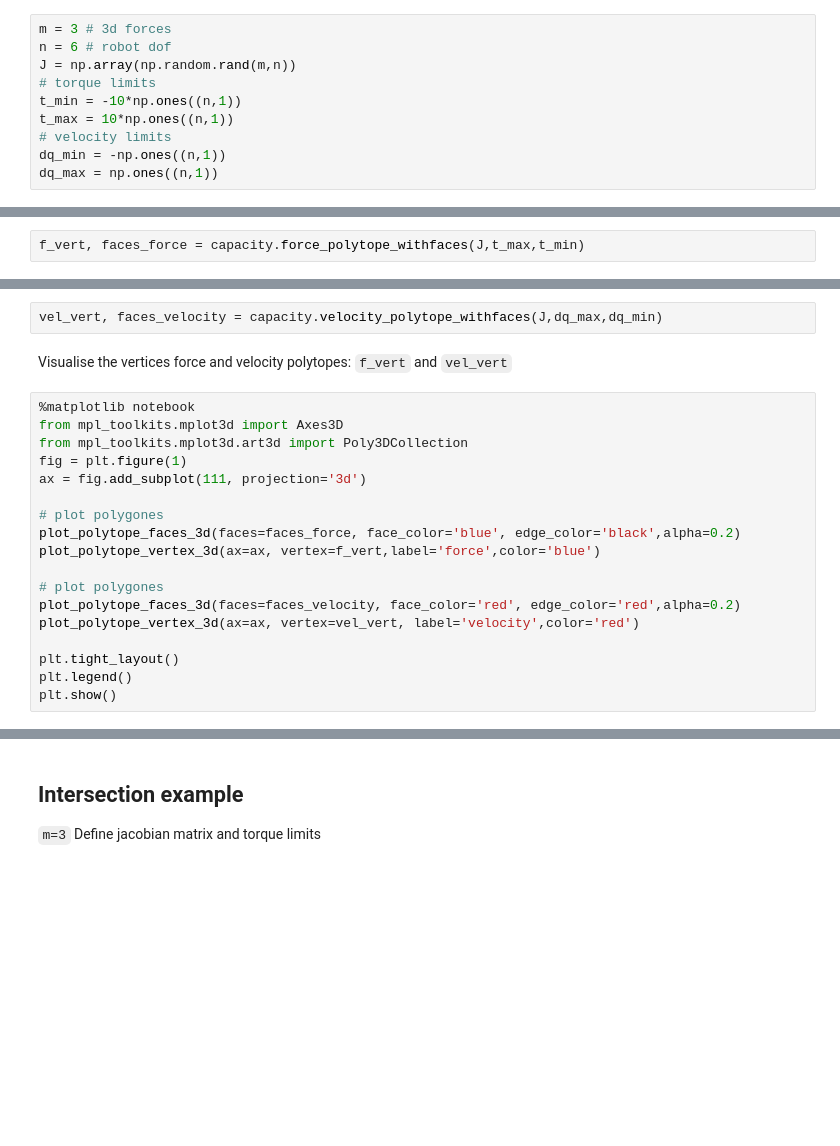
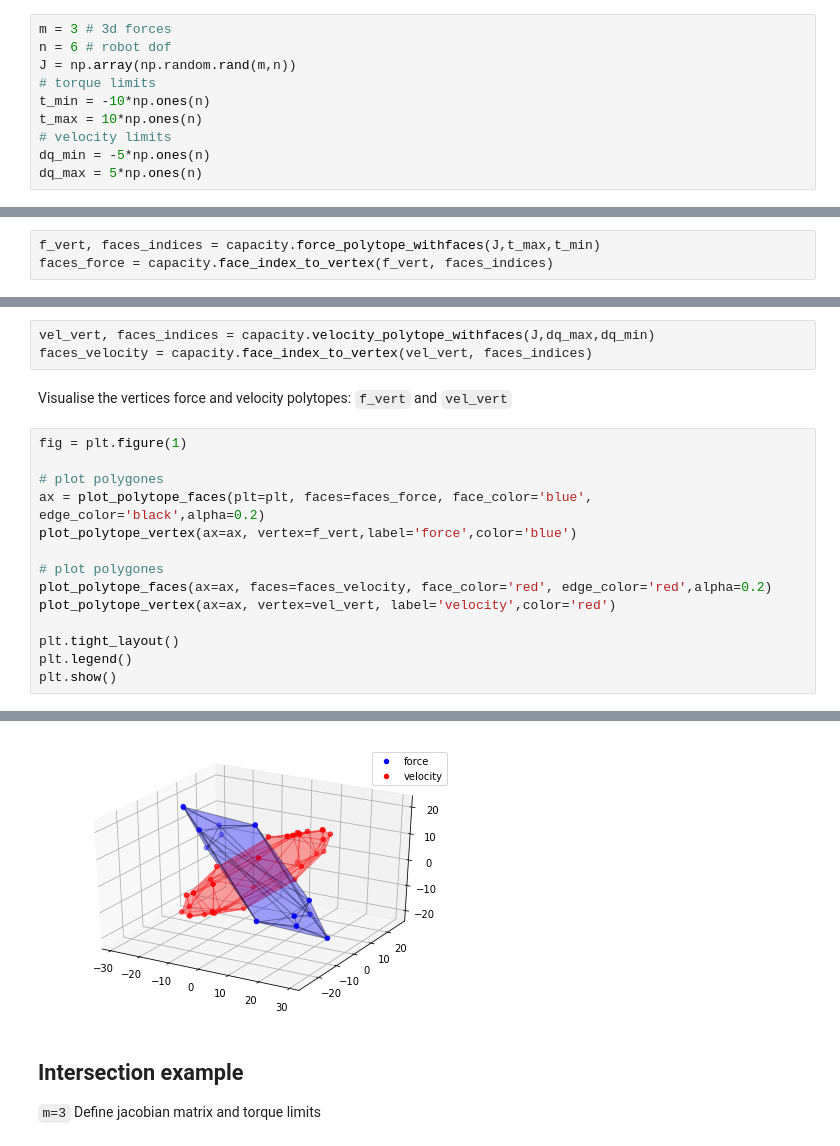
Before and after one commit to auctus-team/pycapacity, a Jupyter notebook: demo_notebook.ipynb, the cells around one changed output, grey strips where cells are left out. Drawn from its saved outputs; the diff is of its cells as text; blank space fills up the shorter version.

````diff
--- a/demo_notebook.ipynb
+++ b/demo_notebook.ipynb
@@ -214,18 +187,19 @@ m = 3 # 3d forces
 n = 6 # robot dof
 J = np.array(np.random.rand(m,n))
 # torque limits
-t_min = -10*np.ones((n,1))
-t_max = 10*np.ones((n,1))
+t_min = -10*np.ones(n)
+t_max = 10*np.ones(n)
 # velocity limits
-dq_min = -np.ones((n,1))
-dq_max = np.ones((n,1))
+dq_min = -5*np.ones(n)
+dq_max = 5*np.ones(n)
 # %% [markdown]
 Calculate the force polytope vertices
 ```
 t_min <  J^T.f < t_max
 ```
 # %%
-f_vert, faces_force = capacity.force_polytope_withfaces(J,t_max,t_min)
+f_vert, faces_indices = capacity.force_polytope_withfaces(J,t_max,t_min)
+faces_force = capacity.face_index_to_vertex(f_vert, faces_indices)
 # %% [markdown]
 Calculate the velocity polytope vertices
 ```
@@ -233,23 +207,20 @@ v = J dq
 s.t. dq_min <  dq < dq_max
 ```
 # %%
-vel_vert, faces_velocity = capacity.velocity_polytope_withfaces(J,dq_max,dq_min)
+vel_vert, faces_indices = capacity.velocity_polytope_withfaces(J,dq_max,dq_min)
+faces_velocity = capacity.face_index_to_vertex(vel_vert, faces_indices)
 # %% [markdown]
 Visualise the vertices force and velocity polytopes: `f_vert` and `vel_vert`
 # %%
-%matplotlib notebook
-from mpl_toolkits.mplot3d import Axes3D
-from mpl_toolkits.mplot3d.art3d import Poly3DCollection
 fig = plt.figure(1)
-ax = fig.add_subplot(111, projection='3d')
 
 # plot polygones
-plot_polytope_faces_3d(faces=faces_force, face_color='blue', edge_color='black',alpha=0.2)
-plot_polytope_vertex_3d(ax=ax, vertex=f_vert,label='force',color='blue')
+ax = plot_polytope_faces(plt=plt, faces=faces_force, face_color='blue', edge_color='black',alpha=0.2)
+plot_polytope_vertex(ax=ax, vertex=f_vert,label='force',color='blue')
 
 # plot polygones
-plot_polytope_faces_3d(faces=faces_velocity, face_color='red', edge_color='red',alpha=0.2)
-plot_polytope_vertex_3d(ax=ax, vertex=vel_vert, label='velocity',color='red')
+plot_polytope_faces(ax=ax, faces=faces_velocity, face_color='red', edge_color='red',alpha=0.2)
+plot_polytope_vertex(ax=ax, vertex=vel_vert, label='velocity',color='red')
 
 plt.tight_layout()
 plt.legend()
@@ -260,3 +229,4 @@ plt.show()
+[figure, added]
 # %% [markdown]
 ## Intersection example
 `m=3`
````
Also changed, not shown: parts of 22 cells of this notebook, 12 other files.
